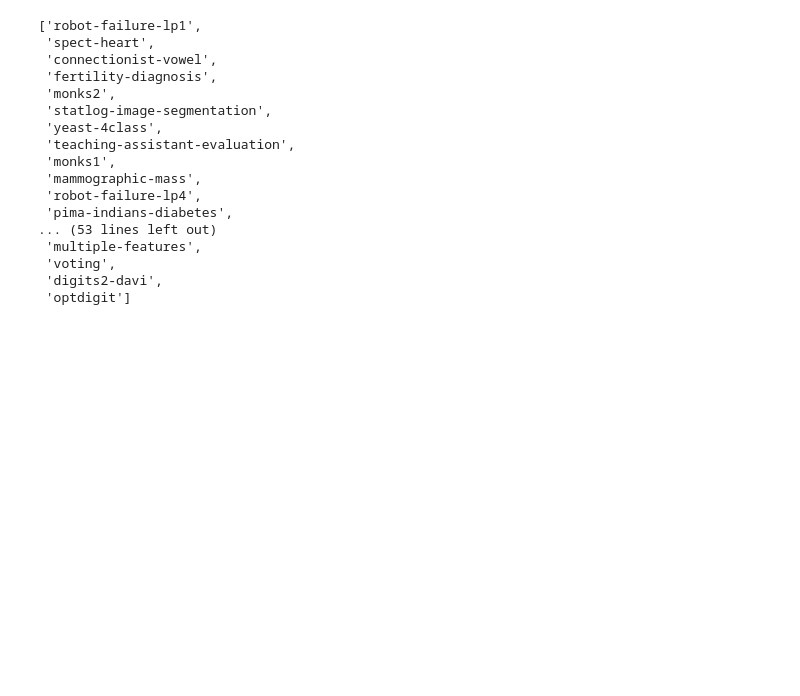
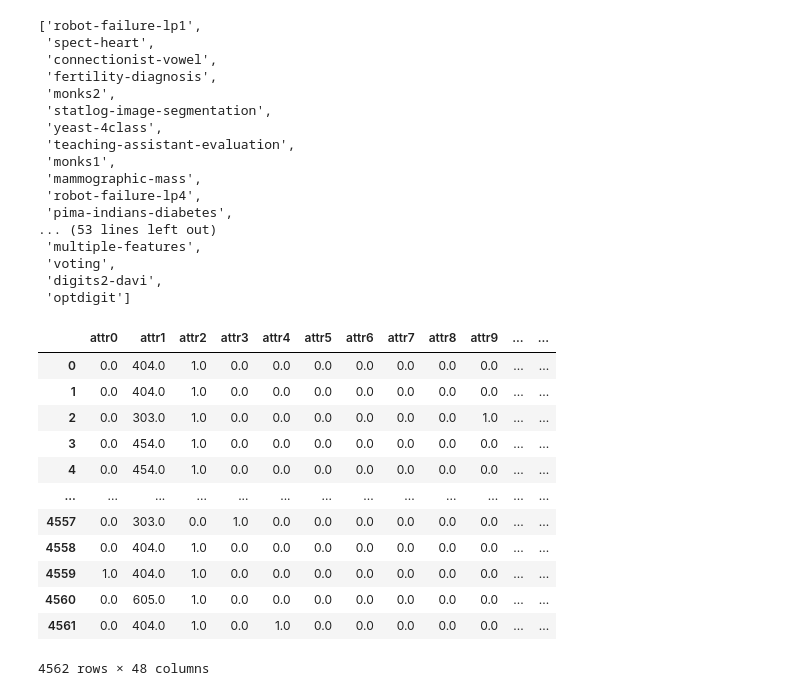
Before and after one commit to ahmoura/active_learning, a Jupyter notebook: data/act_len labs/Open ML Labs.ipynb, the cells around one changed output. Cells and saved outputs as stored; diff of their text form; code cells hidden in the pictures; blank space fills up the shorter version.

Commit message:
adicionando datasets lpfgarcia e algoritmos

```diff
--- a/data/act_len labs/Open ML Labs.ipynb
+++ b/data/act_len labs/Open ML Labs.ipynb
@@ -102,0 +107,19 @@ doesnt_match
+# %%
+data = arff.loadarff('../datasets/luis/1043_ada_agnostic.arff')
+data = pd.DataFrame(data[0])
+
+data
+# %% [output]
+|  | attr0 | attr1 | attr2 | attr3 | attr4 | attr5 | attr6 | attr7 | attr8 | attr9 | ... | ... |
+| 0 | 0.0 | 404.0 | 1.0 | 0.0 | 0.0 | 0.0 | 0.0 | 0.0 | 0.0 | 0.0 | ... | ... |
+| 1 | 0.0 | 404.0 | 1.0 | 0.0 | 0.0 | 0.0 | 0.0 | 0.0 | 0.0 | 0.0 | ... | ... |
+| 2 | 0.0 | 303.0 | 1.0 | 0.0 | 0.0 | 0.0 | 0.0 | 0.0 | 0.0 | 1.0 | ... | ... |
+| 3 | 0.0 | 454.0 | 1.0 | 0.0 | 0.0 | 0.0 | 0.0 | 0.0 | 0.0 | 0.0 | ... | ... |
+| 4 | 0.0 | 454.0 | 1.0 | 0.0 | 0.0 | 0.0 | 0.0 | 0.0 | 0.0 | 0.0 | ... | ... |
+| ... | ... | ... | ... | ... | ... | ... | ... | ... | ... | ... | ... | ... |
+| 4557 | 0.0 | 303.0 | 0.0 | 1.0 | 0.0 | 0.0 | 0.0 | 0.0 | 0.0 | 0.0 | ... | ... |
+| 4558 | 0.0 | 404.0 | 1.0 | 0.0 | 0.0 | 0.0 | 0.0 | 0.0 | 0.0 | 0.0 | ... | ... |
+| 4559 | 1.0 | 404.0 | 1.0 | 0.0 | 0.0 | 0.0 | 0.0 | 0.0 | 0.0 | 0.0 | ... | ... |
+| 4560 | 0.0 | 605.0 | 1.0 | 0.0 | 0.0 | 0.0 | 0.0 | 0.0 | 0.0 | 0.0 | ... | ... |
+| 4561 | 0.0 | 404.0 | 1.0 | 0.0 | 1.0 | 0.0 | 0.0 | 0.0 | 0.0 | 0.0 | ... | ... |
+4562 rows × 48 columns
```
Also changed, not shown: parts of 4 cells of this notebook, 2 other files.
